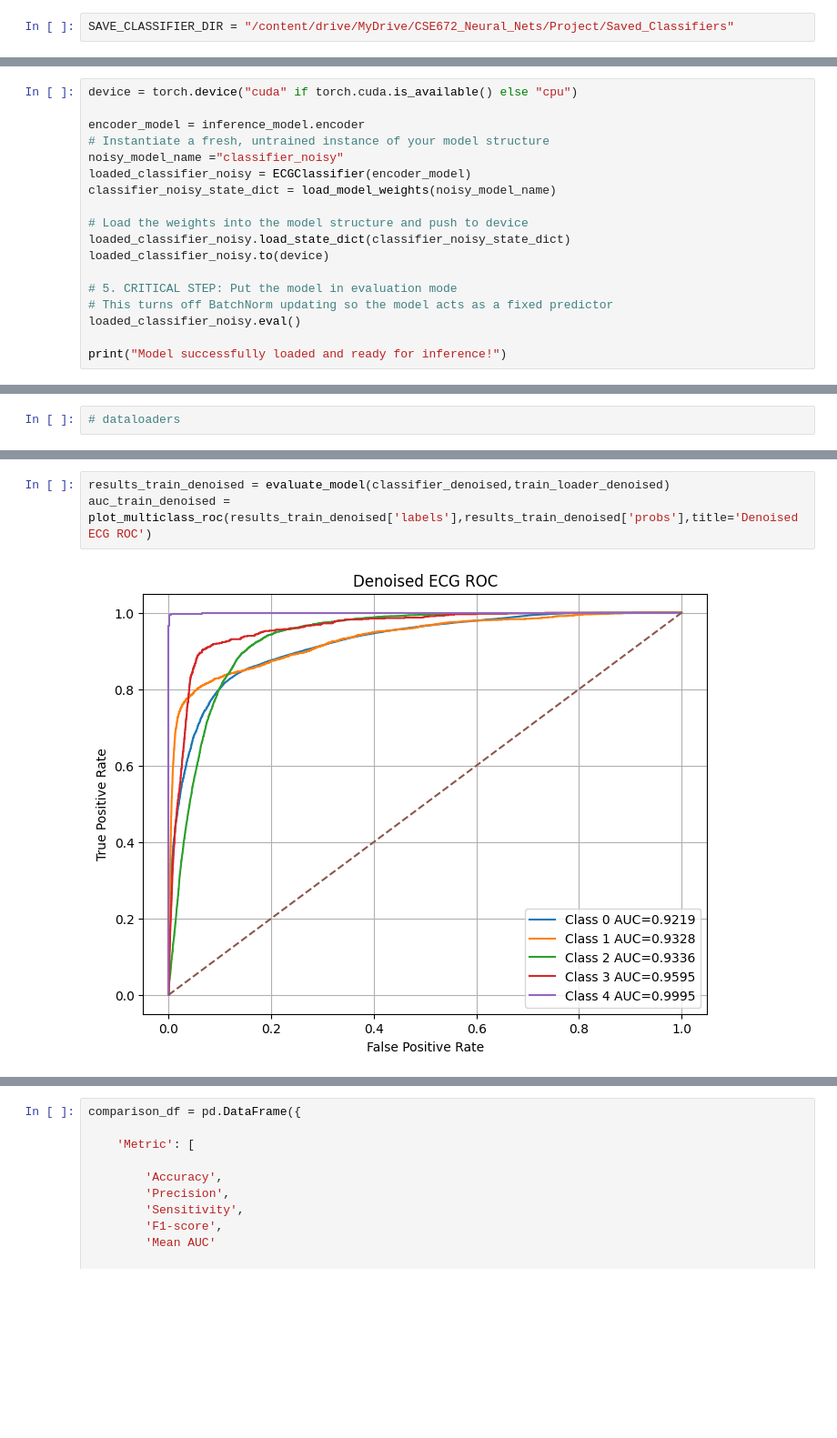
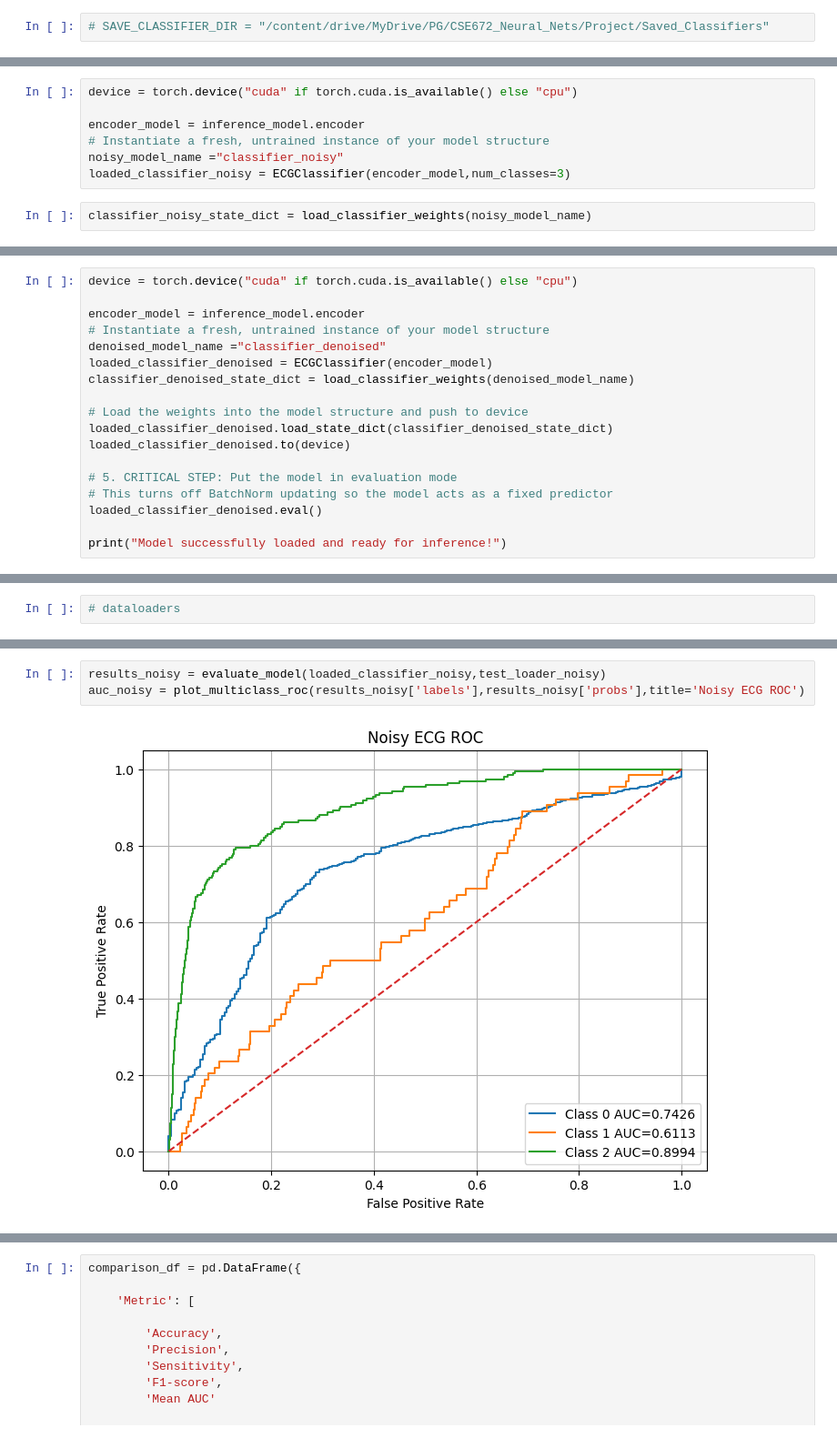
Before and after one commit to halashaheen/CAE-For-ECG-denoising, a Jupyter notebook: CAE_for_ECG_signal_processing.ipynb, the cells around one changed output, grey strips where cells are left out. Shown at 91% size. Cells and saved outputs as stored; diff of their text form; blank space fills up the shorter version.

Commit message:
modify classifier to have 3 outputs instead of 5 ('N', 'S', 'V')

```diff
--- a/CAE_for_ECG_signal_processing.ipynb
+++ b/CAE_for_ECG_signal_processing.ipynb
@@ -5076,7 +5351,7 @@ Epoch 2 | Train Loss=0.0064 | Val Loss=0.0206 | Train Acc=0.7492 | Val Acc=0.777
 # %% [markdown]
 ### Save Model Weights
 # %%
-SAVE_CLASSIFIER_DIR = "/content/drive/MyDrive/CSE672_Neural_Nets/Project/Saved_Classifiers"
+# SAVE_CLASSIFIER_DIR = "/content/drive/MyDrive/PG/CSE672_Neural_Nets/Project/Saved_Classifiers"
 # %%
 def save_classifier_weights(name, model): # name : denoised, noisy
 
@@ -5107,3 +5384,12 @@ def load_classifier_weights(name):
   state_dict = torch.load(model_load_path, map_location=device)
 
   return state_dict
+# %%
+device = torch.device("cuda" if torch.cuda.is_available() else "cpu")
+
+encoder_model = inference_model.encoder
+# Instantiate a fresh, untrained instance of your model structure
+noisy_model_name ="classifier_noisy"
+loaded_classifier_noisy = ECGClassifier(encoder_model,num_classes=3)
+# %%
+classifier_noisy_state_dict = load_classifier_weights(noisy_model_name)
@@ -5112,17 +5414,17 @@ device = torch.device("cuda" if torch.cuda.is_available() else "cpu")
 
 encoder_model = inference_model.encoder
 # Instantiate a fresh, untrained instance of your model structure
-noisy_model_name ="classifier_noisy"
-loaded_classifier_noisy = ECGClassifier(encoder_model)
-classifier_noisy_state_dict = load_model_weights(noisy_model_name)
+denoised_model_name ="classifier_denoised"
+loaded_classifier_denoised = ECGClassifier(encoder_model)
+classifier_denoised_state_dict = load_classifier_weights(denoised_model_name)
 
 # Load the weights into the model structure and push to device
-loaded_classifier_noisy.load_state_dict(classifier_noisy_state_dict)
-loaded_classifier_noisy.to(device)
+loaded_classifier_denoised.load_state_dict(classifier_denoised_state_dict)
+loaded_classifier_denoised.to(device)
 
 # 5. CRITICAL STEP: Put the model in evaluation mode
 # This turns off BatchNorm updating so the model acts as a fixed predictor
-loaded_classifier_noisy.eval()
+loaded_classifier_denoised.eval()
 
 print("Model successfully loaded and ready for inference!")
 # %% [output]
@@ -5163,5 +5445,5 @@ auc_denoised = plot_multiclass_roc(results_denoised['labels'],results_denoised['
 # %%
-results_train_denoised = evaluate_model(classifier_denoised,train_loader_denoised)
-auc_train_denoised = plot_multiclass_roc(results_train_denoised['labels'],results_train_denoised['probs'],title='Denoised ECG ROC')
+results_noisy = evaluate_model(loaded_classifier_noisy,test_loader_noisy)
+auc_noisy = plot_multiclass_roc(results_noisy['labels'],results_noisy['probs'],title='Noisy ECG ROC')
 # %% [output]
-[figure, old version]
+[figure, new version]
```
Also changed, not shown: parts of 81 cells of this notebook.
